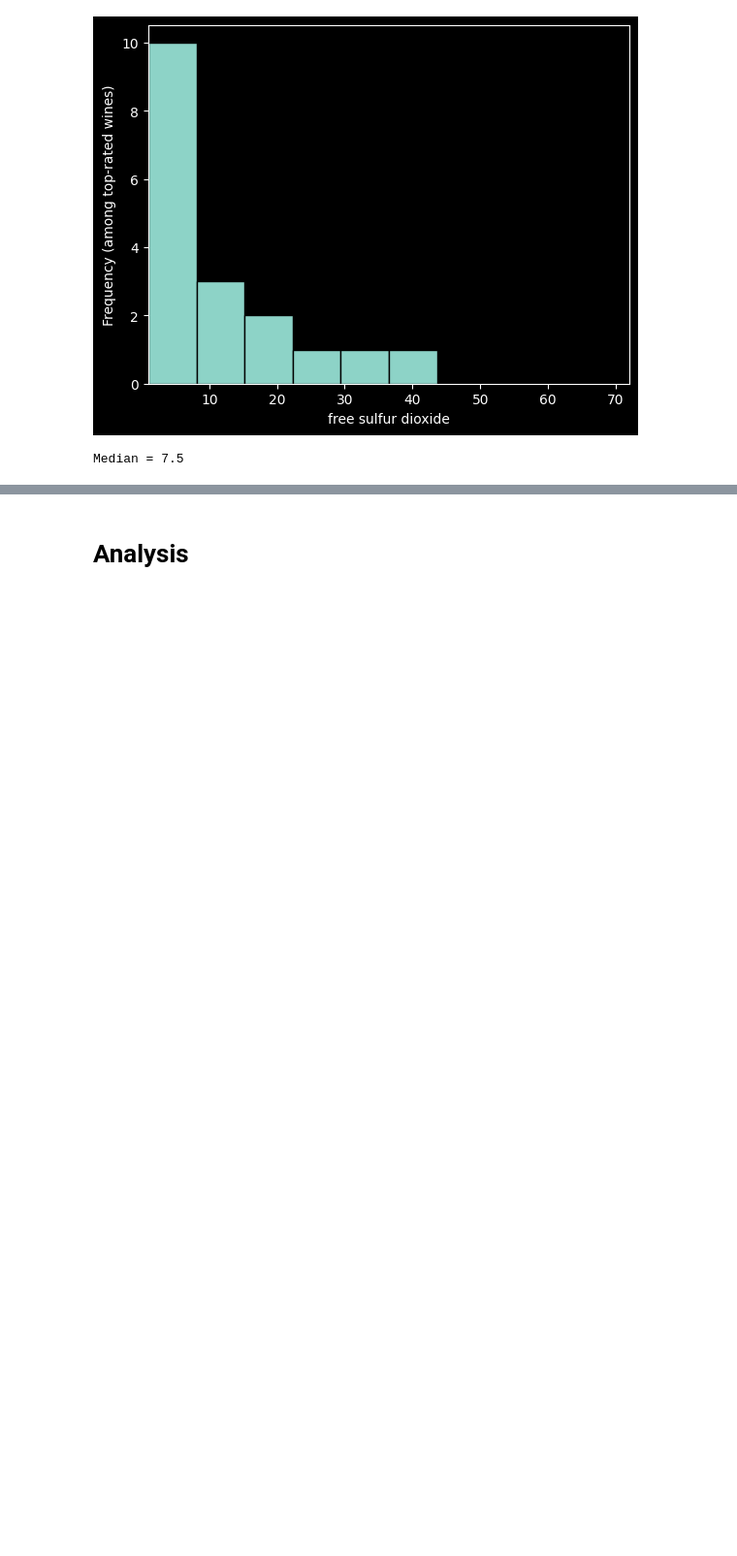
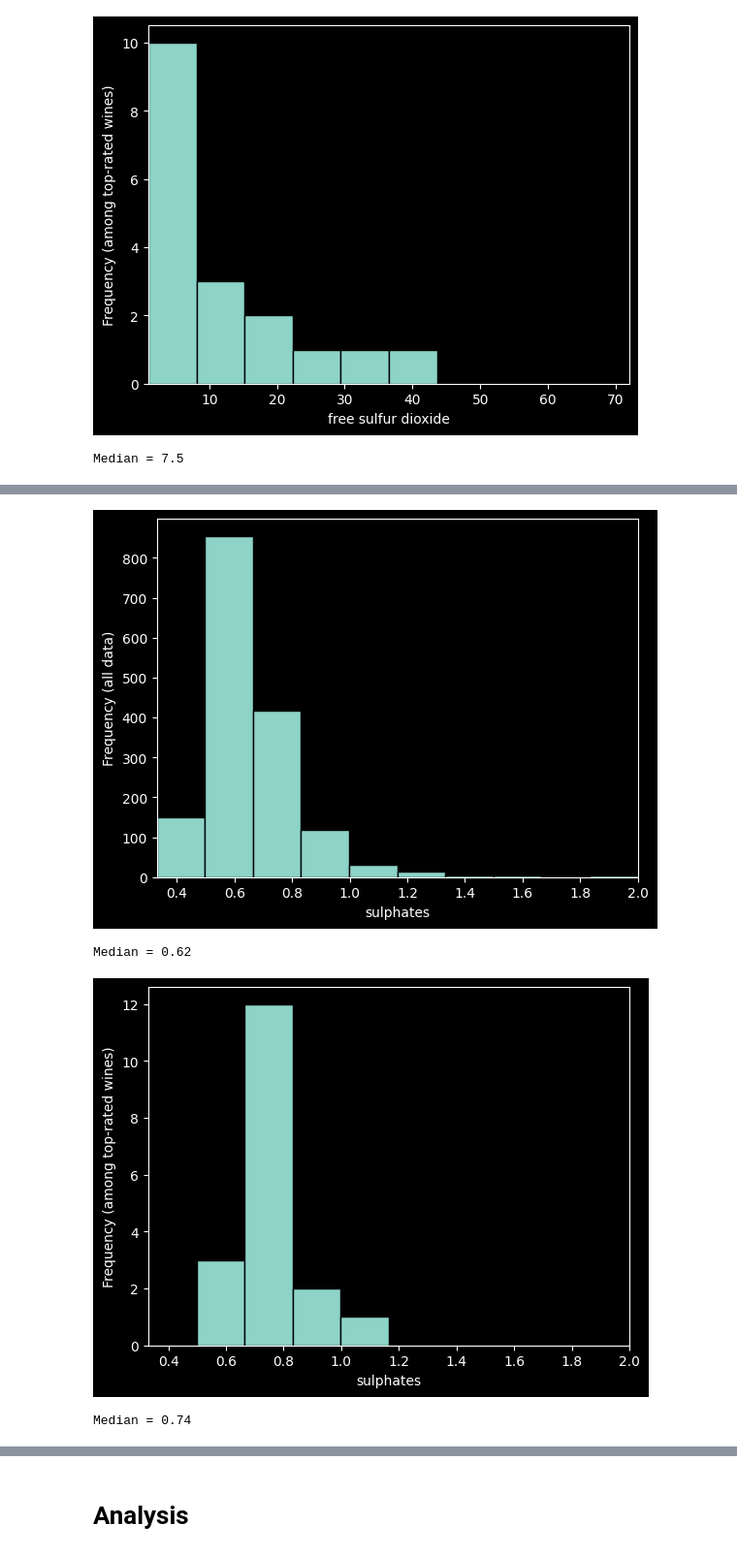
Before and after one commit to eggzdee1/Datathon2024, a Jupyter notebook: datathon4.ipynb, the cells around one changed output, grey strips where cells are left out. Shown: that part at 97% size. Cells and saved outputs as stored; diff of their text form; code cells hidden in the pictures; blank space fills up the shorter version.

```diff
--- a/datathon4.ipynb
+++ b/datathon4.ipynb
@@ -176,0 +201,8 @@ Median = 7.5
+# %%
+distributionAll('sulphates')
+distributionEights('sulphates')
+# %% [output]
+[figure, added]
+Median = 0.62
+[figure, added]
+Median = 0.74
```
Also changed, not shown: parts of 4 cells of this notebook.
